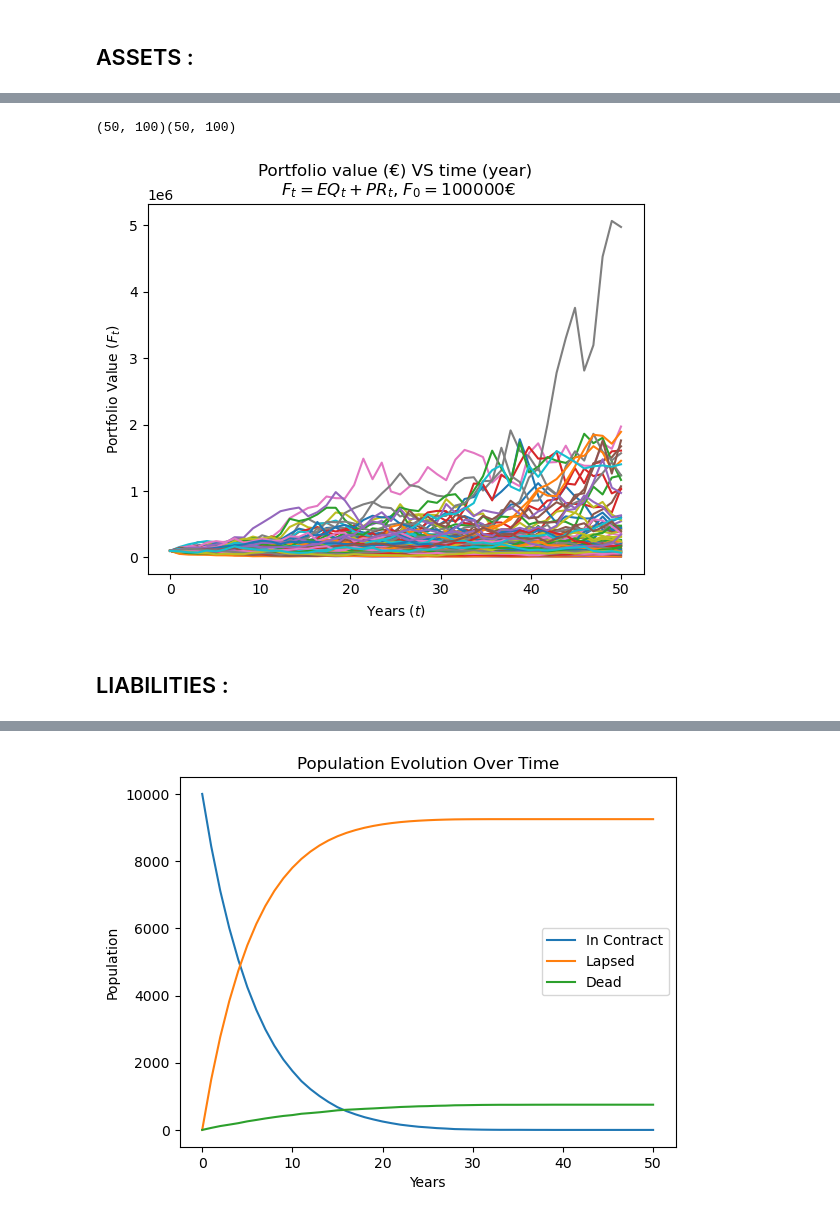
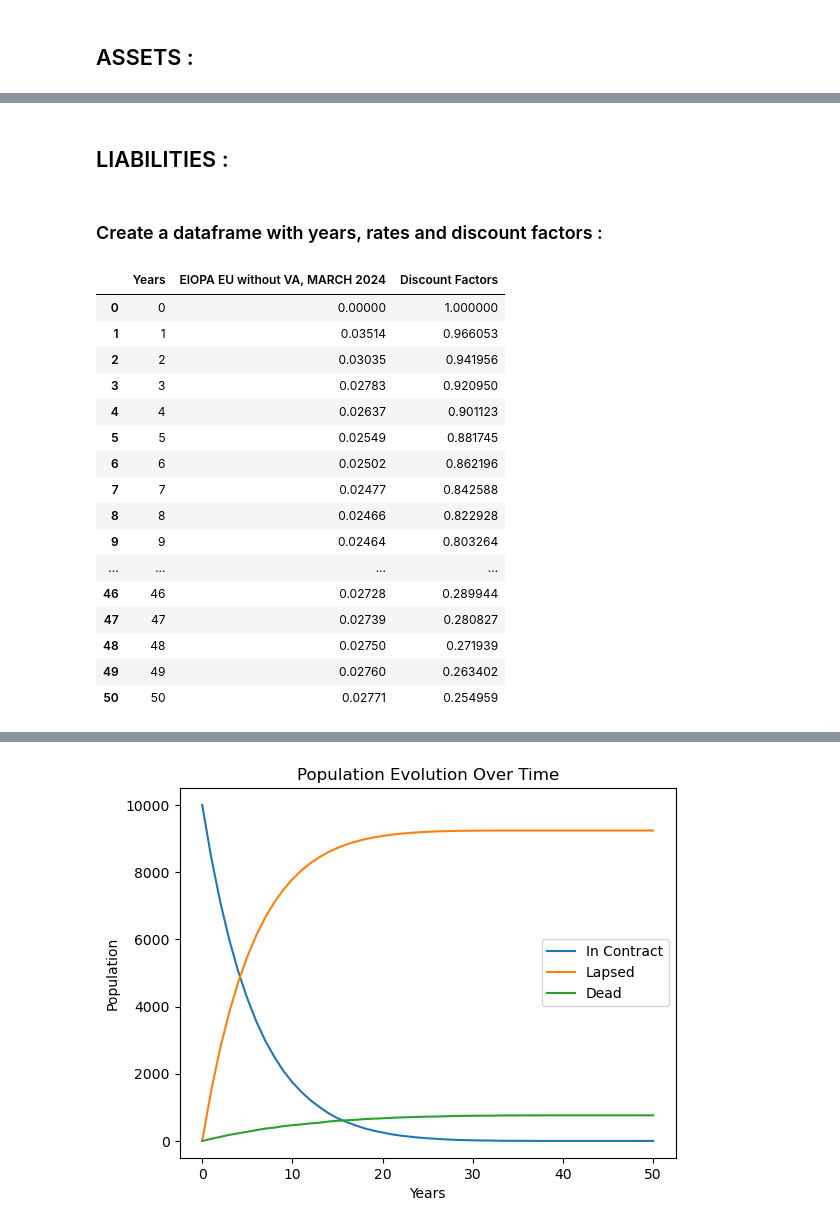
Before and after one commit to NoeDebrois/MSc-Mathematical-Engineering, a Jupyter notebook: Courses/Insurance and Econometrics/Merge_Assets_Liabilities_2.ipynb, the cells around one changed output, grey strips where cells are left out. Drawn from its saved outputs; the diff is of its cells as text; code cells hidden in the pictures.

```diff
--- a/Courses/Insurance and Econometrics/Merge_Assets_Liabilities_2.ipynb
+++ b/Courses/Insurance and Econometrics/Merge_Assets_Liabilities_2.ipynb
@@ -7,10 +53,11 @@ import pandas as pd
 # %%
 # Path to your Excel file
-file_path = 'EIOPA_RFR_20240229_Term_Structures.xlsx'
+file_path = 'EIOPA_RFR_20240331_Term_Structures.xlsx'
 
 # Read Excel file
-df = pd.read_excel(file_path, "RFR_spot_no_VA", usecols="S", )
+df = pd.read_excel(file_path, "RFR_spot_no_VA", usecols="C", )
 df = df[9:]
-df = df.rename(columns={'Unnamed: 18': 'EIOPA IT without VA, FEB'})
+df = df.rename(columns={'Unnamed: 18': 'EIOPA EU without VA, MAR'})
 rt = np.array(df).T
 rt = np.array(rt, np.float64)
+rt = rt[0, :N] # Time-varying risk-free rate
@@ -56,18 +105,28 @@ F = np.squeeze(fund_value)
-# %%
-# Define time interval correctly
-time = np.linspace(0,T,N)
-# Require numpy array that is the same shape as F
-tt = np.full(shape=(m_MC,N), fill_value=time).T
-# Check that the dimensions are OK for the plot
-print(str(tt.shape) + str(fund_value.T.shape))
-
-plt.plot(tt, fund_value.T);
-plt.xlabel("Years $(t)$")
-plt.ylabel("Portfolio Value $(F_t)$")
-plt.title("Portfolio value (€) VS time (year)\n $F_t = EQ_t + PR_t$, $F_0 = 100000€$")
-plt.show()
-# %% [output]
-(50, 100)(50, 100)
-[figure, removed]
 # %% [markdown]
 ## LIABILITIES :
+# %% [markdown]
+### Create a dataframe with years, rates and discount factors :
+# %%
+EIOPA_yield_curve = pd.DataFrame()
+EIOPA_yield_curve['Years'] = np.arange(0, 51, 1)
+EIOPA_yield_curve['EIOPA EU without VA, MARCH 2024'] = np.insert(rt, 0, 0)  # EIOPA RFR spot rate no VA, with 0 at year = 0 so that discount = 1
+EIOPA_yield_curve['Discount Factors'] = 1 / (1 + EIOPA_yield_curve['EIOPA EU without VA, MARCH 2024']) ** EIOPA_yield_curve['Years']
+EIOPA_yield_curve
+# %% [output]
+|  | Years | EIOPA EU without VA, MARCH 2024 | Discount Factors |
+| 0 | 0 | 0.00000 | 1.000000 |
+| 1 | 1 | 0.03514 | 0.966053 |
+| 2 | 2 | 0.03035 | 0.941956 |
+| 3 | 3 | 0.02783 | 0.920950 |
+| 4 | 4 | 0.02637 | 0.901123 |
+| 5 | 5 | 0.02549 | 0.881745 |
+| 6 | 6 | 0.02502 | 0.862196 |
+| 7 | 7 | 0.02477 | 0.842588 |
+| 8 | 8 | 0.02466 | 0.822928 |
+| 9 | 9 | 0.02464 | 0.803264 |
+| ... | ... | ... | ... |
+| 46 | 46 | 0.02728 | 0.289944 |
+| 47 | 47 | 0.02739 | 0.280827 |
+| 48 | 48 | 0.02750 | 0.271939 |
+| 49 | 49 | 0.02760 | 0.263402 |
+| 50 | 50 | 0.02771 | 0.254959 |
```
Also changed, not shown: parts of 53 cells of this notebook.
